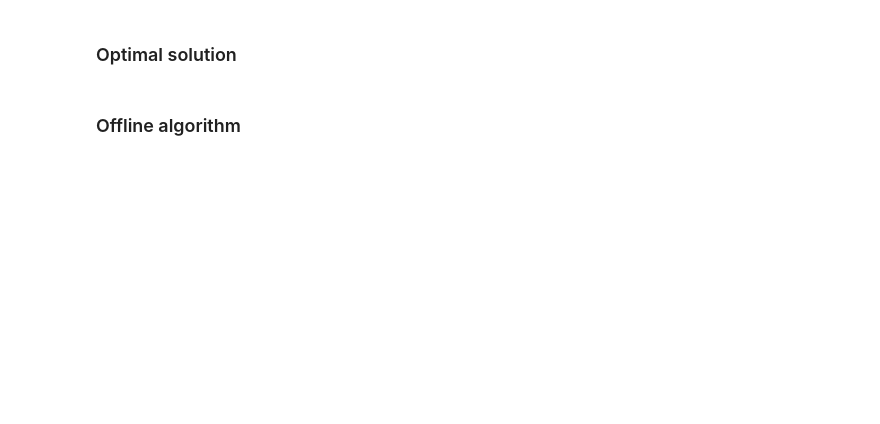
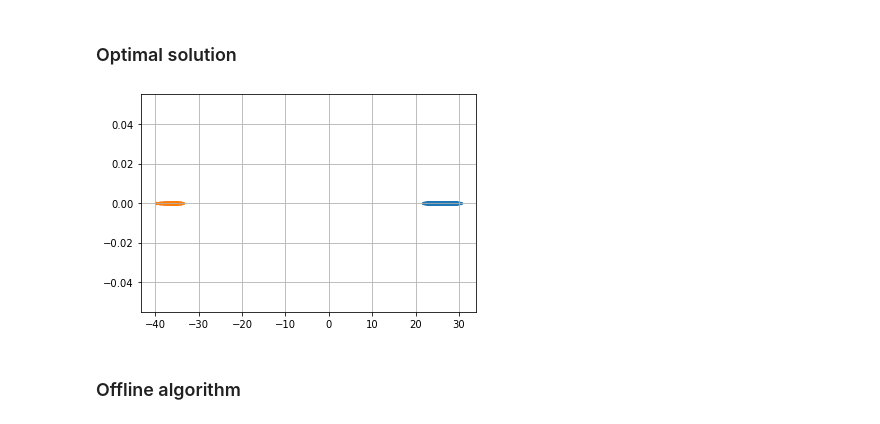
Before and after one commit to flatironinstitute/bio-lda, a Jupyter notebook: sparse_lda.ipynb, the cells around one changed output. Cells and saved outputs as stored; diff of their text form; code cells hidden in the pictures; blank space fills up the shorter version.

```diff
--- a/sparse_lda.ipynb
+++ b/sparse_lda.ipynb
@@ -35,6 +35,13 @@ w_opt = np.linalg.inv(Sigma)@(mu_1-mu_2)
 w_opt = w_opt/np.sqrt(w_opt.T@Sigma@w_opt)
 # %%
 obj_opt = (w_opt.T@(mu_1-mu_2))**2
+# %%
+plt.scatter(w_opt.T@class_1,np.zeros((w_opt.T@class_1).shape),s=5)
+plt.scatter(w_opt.T@class_2,np.zeros((w_opt.T@class_2).shape),s=5)
+plt.grid()
+plt.show()
+# %% [output]
+[figure, added]
 # %% [markdown]
 ### Offline algorithm
 # %%
```
Also changed, not shown: parts of 11 cells of this notebook.
